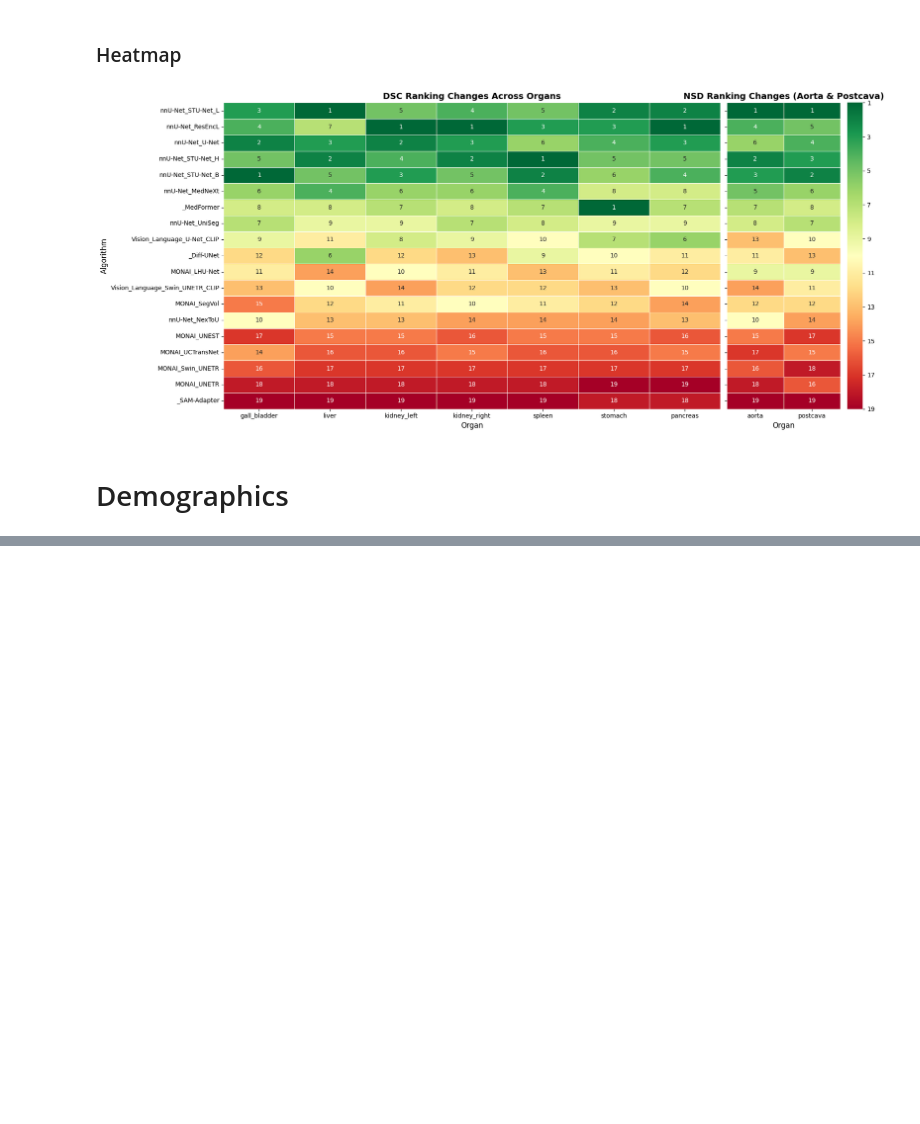
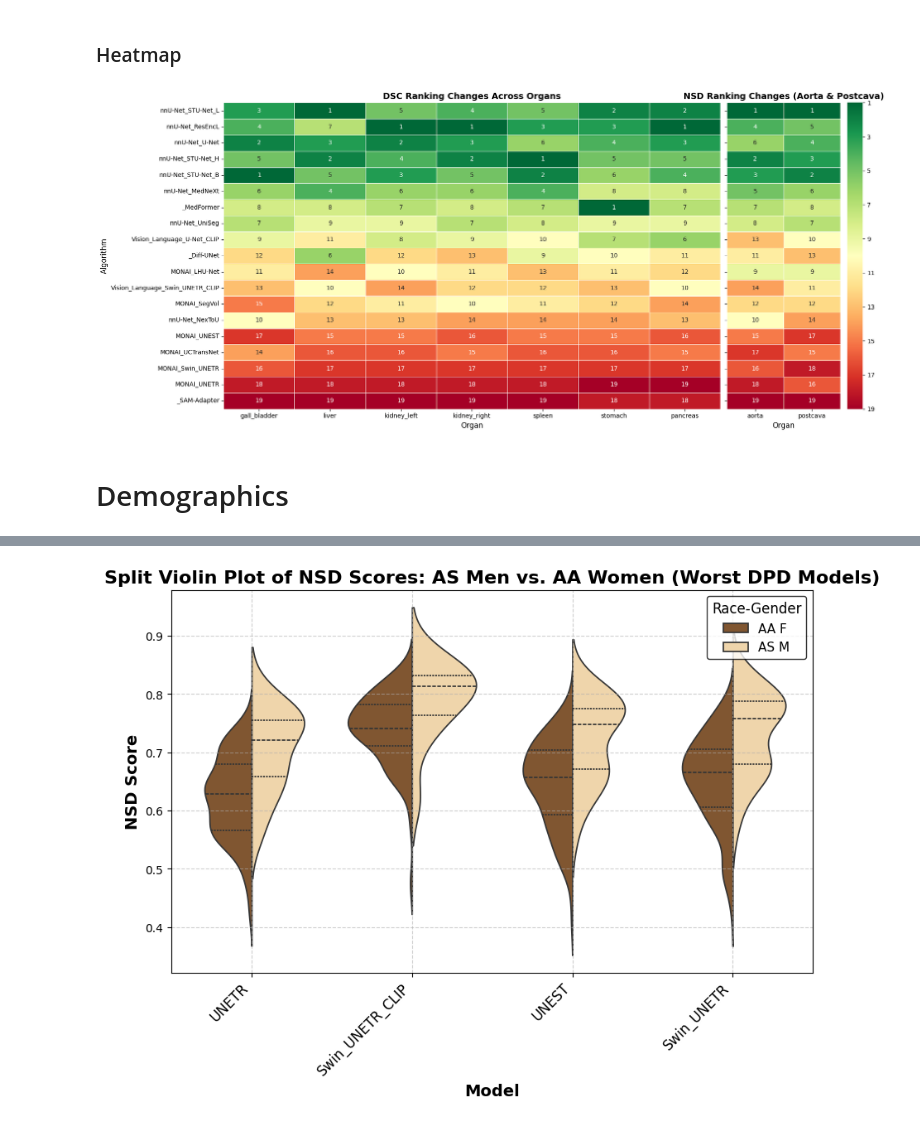
Before and after one commit to ariellubonja/RankInsight, a Jupyter notebook: python_eda.ipynb, the cells around one changed output, grey strips where cells are left out. Drawn from its saved outputs; the diff is of its cells as text; code cells hidden in the pictures; blank space fills up the shorter version.

Commit message:
Intersectional JHH split violin plot working

```diff
--- a/python_eda.ipynb
+++ b/python_eda.ipynb
@@ -931,0 +794,90 @@ plt.show()
+# %%
+# Import required libraries
+import os
+import pandas as pd
+import matplotlib.pyplot as plt
+import seaborn as sns
+
+main_folder_path = "/Users/ariellubonja/prog/alans_lab/miccai_2025/Touchstone/totalsegmentator_results/final_14dec2024_results/jhh_results - table 2 in paper"
+
+# Load the metadata file
+metadata_file_path = os.path.join(main_folder_path, "jhh_metadata - for version 20.csv")
+df_metadata = pd.read_csv(metadata_file_path)
+
+# List all model directories
+model_folders = [f for f in os.listdir(main_folder_path) if os.path.isdir(os.path.join(main_folder_path, f))]
+
+# Initialize a dictionary to store NSD data
+nsd_data = {}
+
+# Loop through each model folder and load the NSD.csv files
+for model in model_folders:
+    nsd_file_path = os.path.join(main_folder_path, model, 'nsd.csv')
+
+    if os.path.exists(nsd_file_path):
+        df_nsd = pd.read_csv(nsd_file_path)
+        df_nsd['Model'] = model  # Add model name
+        nsd_data[model] = df_nsd
+
+# Combine all NSD data into a single DataFrame
+df_nsd_all = pd.concat(nsd_data.values(), ignore_index=True)
+
+# Compute mean NSD across all organs for each patient (excluding 'name' and 'Model' columns)
+df_nsd_all['mean_nsd'] = df_nsd_all.drop(columns=['name', 'Model']).mean(axis=1)
+
+# Select relevant columns from metadata
+df_metadata_subset = df_metadata[['name', 'race', 'sex']]
+
+# Merge NSD scores with metadata to include race and gender information
+df_nsd_full = df_nsd_all[['name', 'Model', 'mean_nsd']].merge(df_metadata_subset, on='name', how='left')
+
+# Filter dataset for only AS Men and AA Women
+df_nsd_filtered_dpd = df_nsd_full[((df_nsd_full['race'] == 'AA') & (df_nsd_full['sex'] == 'F')) |
+                                  ((df_nsd_full['race'] == 'AS') & (df_nsd_full['sex'] == 'M'))]
+
+# Compute the probability of achieving a high NSD score (above the median)
+median_nsd = df_nsd_filtered_dpd['mean_nsd'].median()
+
+# Compute the probability per model
+dpd_as_men = df_nsd_filtered_dpd[df_nsd_filtered_dpd['race'] == 'AS'].groupby('Model').apply(lambda x: (x['mean_nsd'] > median_nsd).mean())
+dpd_aa_women = df_nsd_filtered_dpd[df_nsd_filtered_dpd['race'] == 'AA'].groupby('Model').apply(lambda x: (x['mean_nsd'] > median_nsd).mean())
+
+# Compute DPD (AS Men - AA Women)
+dpd_values = dpd_as_men - dpd_aa_women
+
+# Identify the 4 worst models by DPD (highest disparity)
+worst_dpd_models = dpd_values.sort_values(ascending=False).head(4).index.tolist()
+
+# Filter dataset for only the worst models and race-gender groups (AA Women & Asian Men)
+df_nsd_filtered_worst_dpd = df_nsd_full[(df_nsd_full['Model'].isin(worst_dpd_models)) &
+                                       (((df_nsd_full['race'] == 'AA') & (df_nsd_full['sex'] == 'F')) |
+                                       ((df_nsd_full['race'] == 'AS') & (df_nsd_full['sex'] == 'M')))]
+
+# Fix SettingWithCopyWarning using .loc
+df_nsd_filtered_worst_dpd = df_nsd_filtered_worst_dpd.copy()
+df_nsd_filtered_worst_dpd['Race-Gender'] = df_nsd_filtered_worst_dpd['race'] + ' ' + df_nsd_filtered_worst_dpd['sex']
+
+# Ensure that AS Men are only plotted for the selected worst models
+df_nsd_filtered_worst_dpd = df_nsd_filtered_worst_dpd[df_nsd_filtered_worst_dpd['Model'].isin(worst_dpd_models)]
+
+# Plot split violin plot for worst models by DPD (AS Men vs AA Women)
+plt.figure(figsize=(10, 6))
+sns.violinplot(x='Model', y='mean_nsd', hue='Race-Gender', data=df_nsd_filtered_worst_dpd, split=True, inner='quartile',
+               palette={"AA F": "#8D5524", "AS M": "#FAD7A0"})  # Skin-tone-inspired colors
+
+# Formatting
+plt.xticks(rotation=45, ha='right', fontsize=12)
+plt.xlabel('Model', fontsize=14, fontweight='bold')
+plt.ylabel('NSD Score', fontsize=14, fontweight='bold')
+plt.title('Split Violin Plot of NSD Scores: AS Men vs. AA Women (Worst DPD Models)', fontsize=16, fontweight='bold')
+
+# Adjust legend position and styling
+plt.legend(title="Race-Gender", title_fontsize=12, fontsize=11, loc='upper right', frameon=True, edgecolor='black')
+
+# Fine-tune grid and background
+plt.grid(True, linestyle='--', alpha=0.6)
+
+# Show the plot
+plt.show()
+# %% [output]
+[figure, added]
```
Also changed, not shown: parts of 4 cells of this notebook, 1 other file.
